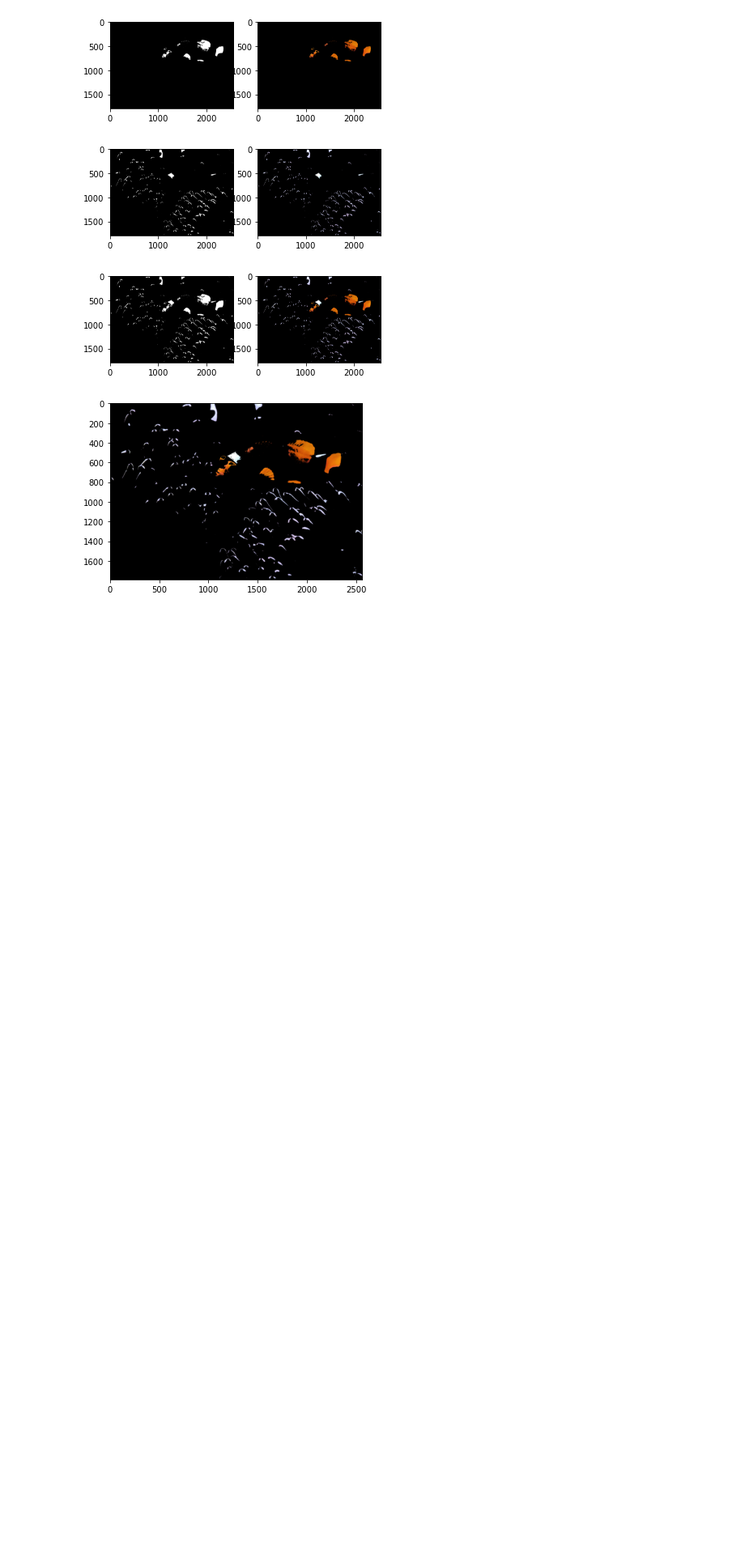
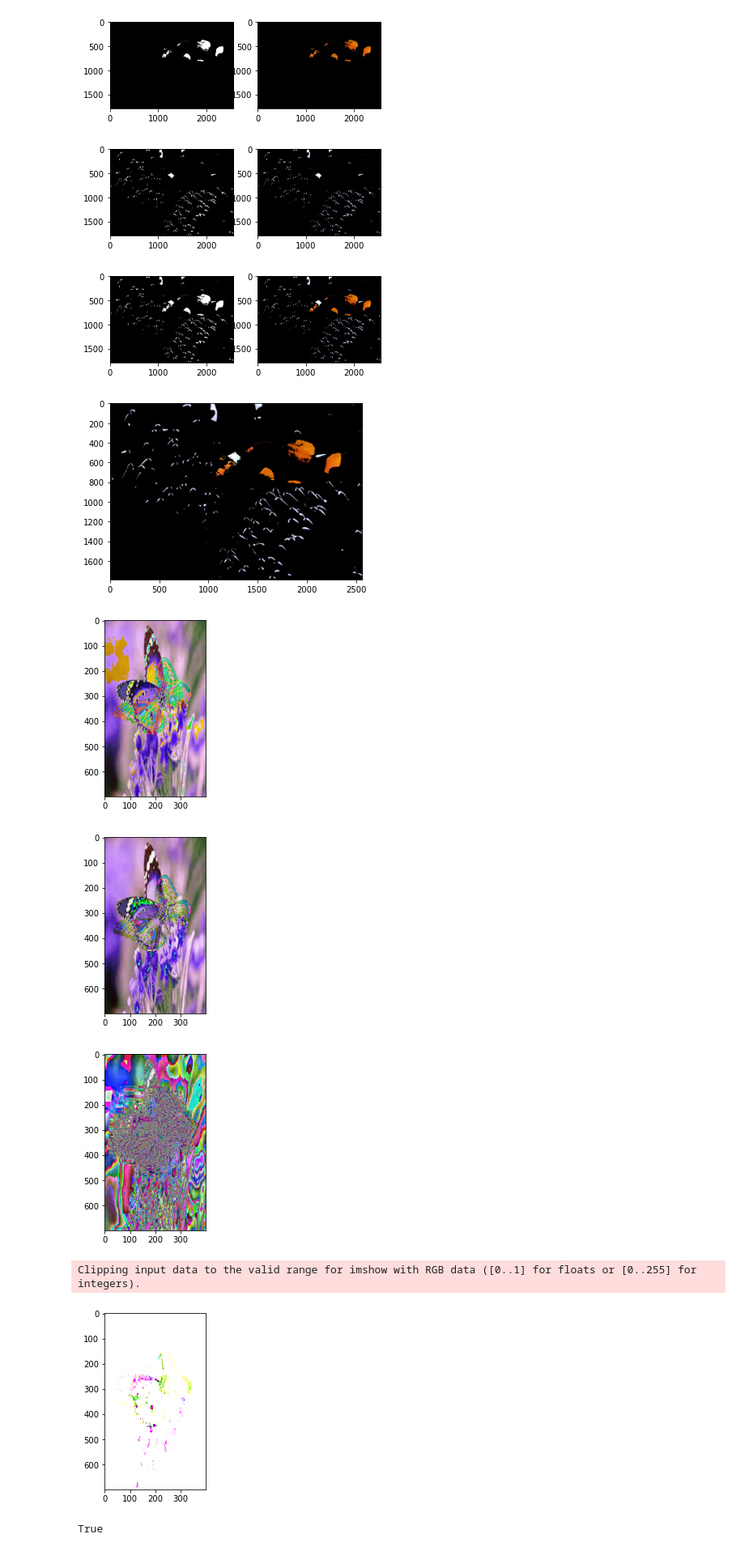
Before and after one commit to vais547/image-processing, a Jupyter notebook: Untitled2.ipynb, the cells around one changed output. Shown at 81% size. Cells and saved outputs as stored; diff of their text form; code cells hidden in the pictures; blank space fills up the shorter version.

```diff
--- a/Untitled2.ipynb
+++ b/Untitled2.ipynb
@@ -48,3 +48,42 @@ plt.imshow(blur)
 plt.show()
 # %% [output]
 [figure]
+# %%
+
+import cv2
+import matplotlib.image as mping
+import matplotlib.pyplot as plt
+
+#Read file
+img1=cv2.imread('butter1.jpg')
+img2=cv2.imread('butter2.jpg')
+
+#numpy add
+fimg1 = img1 + img2
+plt.imshow(fimg1)
+plt.show()
+
+#saving
+cv2.imwrite('output.jpg',fimg1)
+fimg2 = img1 - img2
+plt.imshow(fimg2)
+plt.show()
+#saving
+cv2.imwrite('output.jpg',fimg2)
+fimg3 = img1 * img2
+plt.imshow(fimg3)
+plt.show()
+#saving
+cv2.imwrite('output.jpg',fimg3)
+fimg4 = img1 / img2
+plt.imshow(fimg4)
+plt.show()
+#saving
+cv2.imwrite('output.jpg',fimg4)
+# %% [output]
+[figure, added]
+[figure, added]
+[figure, added]
+Clipping input data to the valid range for imshow with RGB data ([0..1] for floats or [0..255] for integers).
+[figure, added]
+True
```
